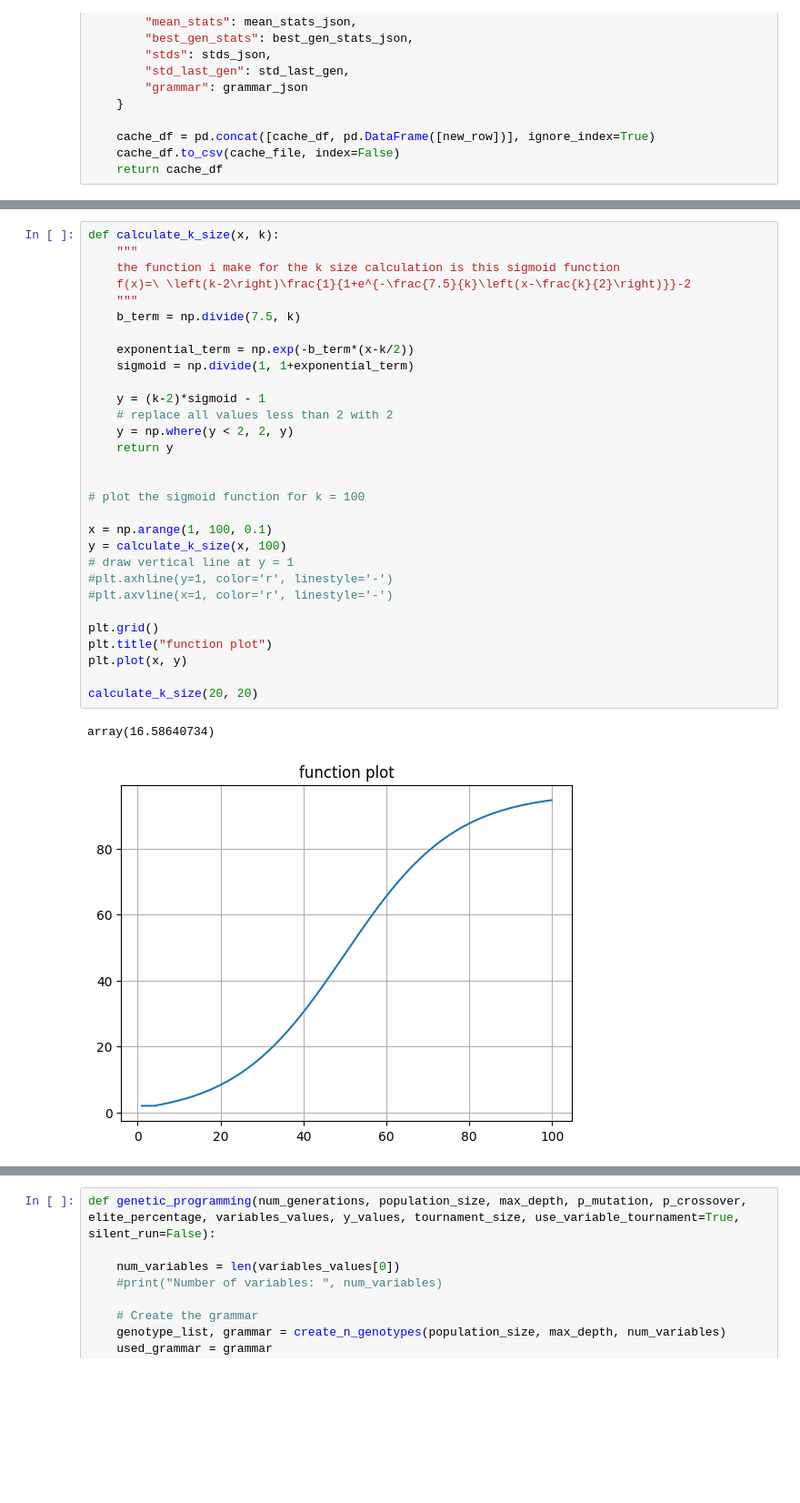
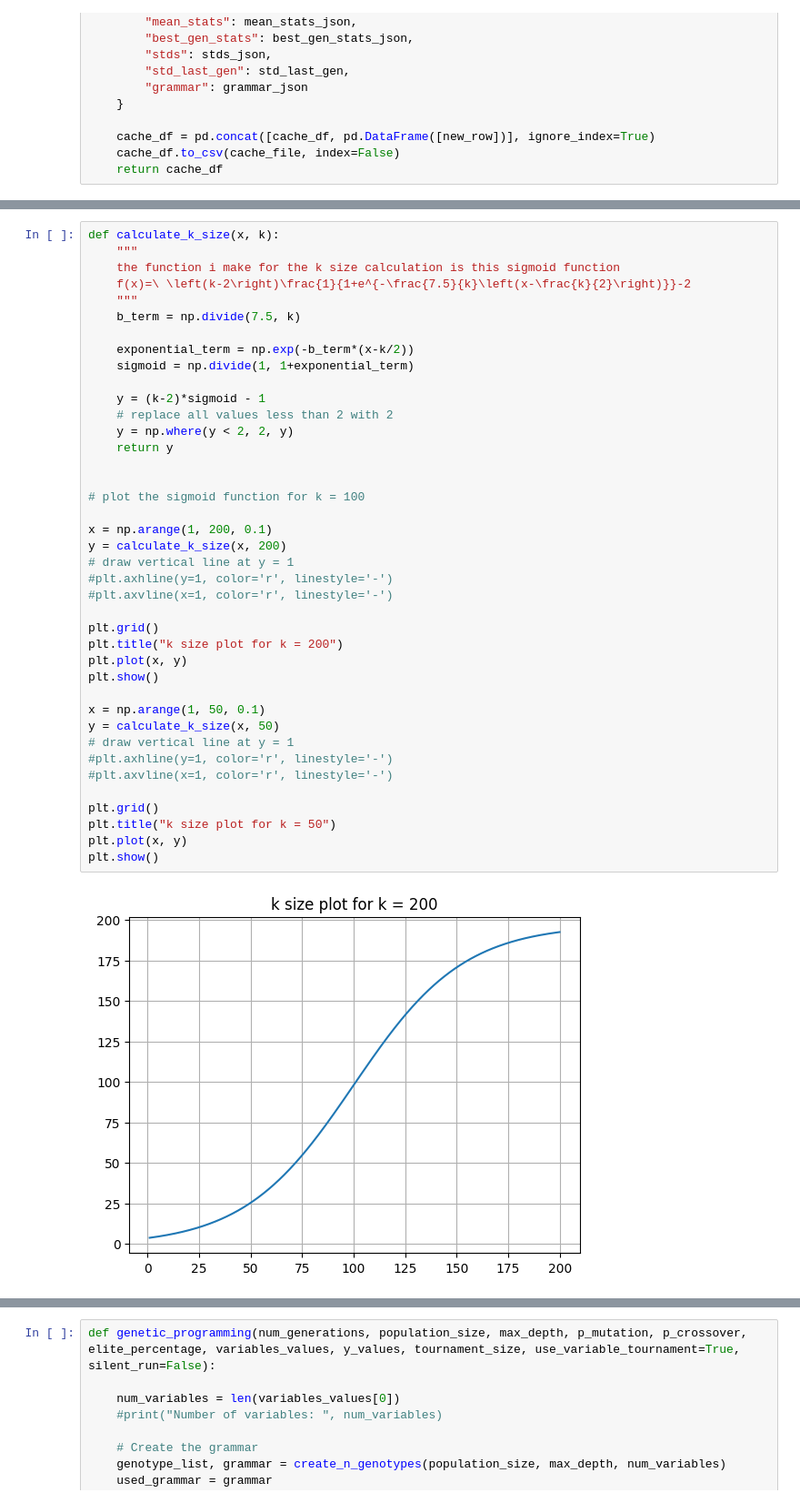
Before and after one commit to diogoneiss/Structured-Grammar-Evolution-in-Numba, a Jupyter notebook: tp1.ipynb, the cells around one changed output, grey strips where cells are left out. Shown at 91% size. Saved outputs shown, nothing was run; the diff lists cells and outputs as text; blank space fills up the shorter version.

```diff
--- a/tp1.ipynb
+++ b/tp1.ipynb
@@ -601,33 +571,42 @@ survivors: 13.0
 # %%
 def calculate_k_size(x, k):
     """
     the function i make for the k size calculation is this sigmoid function
     f(x)=\ \left(k-2\right)\frac{1}{1+e^{-\frac{7.5}{k}\left(x-\frac{k}{2}\right)}}-2
     """
     b_term = np.divide(7.5, k)
 
     exponential_term = np.exp(-b_term*(x-k/2))
     sigmoid = np.divide(1, 1+exponential_term)
 
     y = (k-2)*sigmoid - 1
     # replace all values less than 2 with 2
     y = np.where(y < 2, 2, y)
     return y
 
 
 # plot the sigmoid function for k = 100
 
-x = np.arange(1, 100, 0.1)
-y = calculate_k_size(x, 100)
+x = np.arange(1, 200, 0.1)
+y = calculate_k_size(x, 200)
 # draw vertical line at y = 1
 #plt.axhline(y=1, color='r', linestyle='-')
 #plt.axvline(x=1, color='r', linestyle='-')
 
 plt.grid()
-plt.title("function plot")
+plt.title("k size plot for k = 200")
 plt.plot(x, y)
+plt.show()
 
-calculate_k_size(20, 20)
+x = np.arange(1, 50, 0.1)
+y = calculate_k_size(x, 50)
+# draw vertical line at y = 1
+#plt.axhline(y=1, color='r', linestyle='-')
+#plt.axvline(x=1, color='r', linestyle='-')
+
+plt.grid()
+plt.title("k size plot for k = 50")
+plt.plot(x, y)
+plt.show()
 # %% [output]
-array(16.58640734)
-[figure, old version]
+[figure, new version]
```
Also changed, not shown: parts of 23 cells of this notebook, 3 other files.
